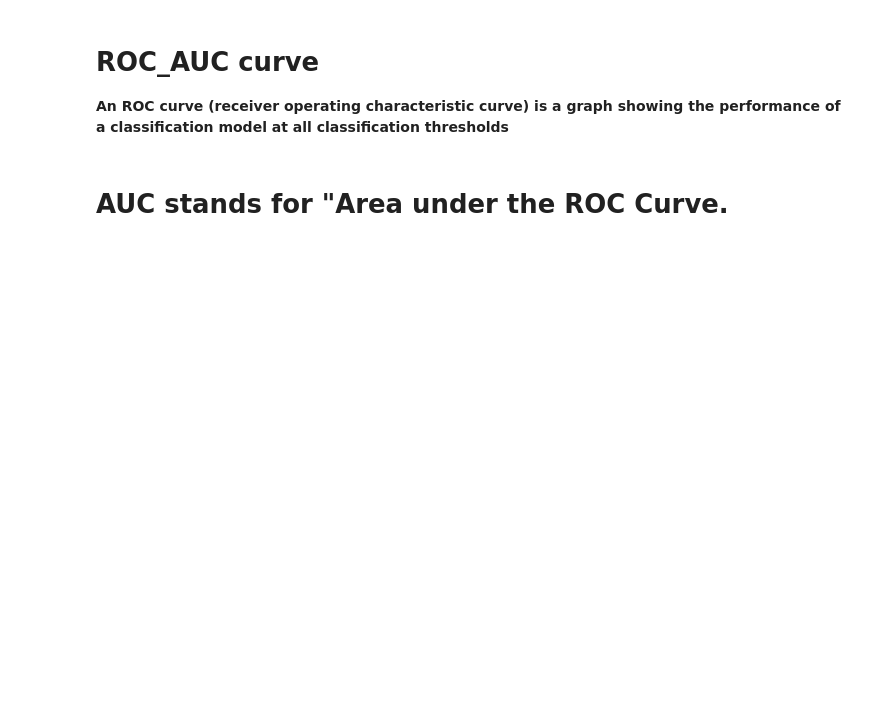
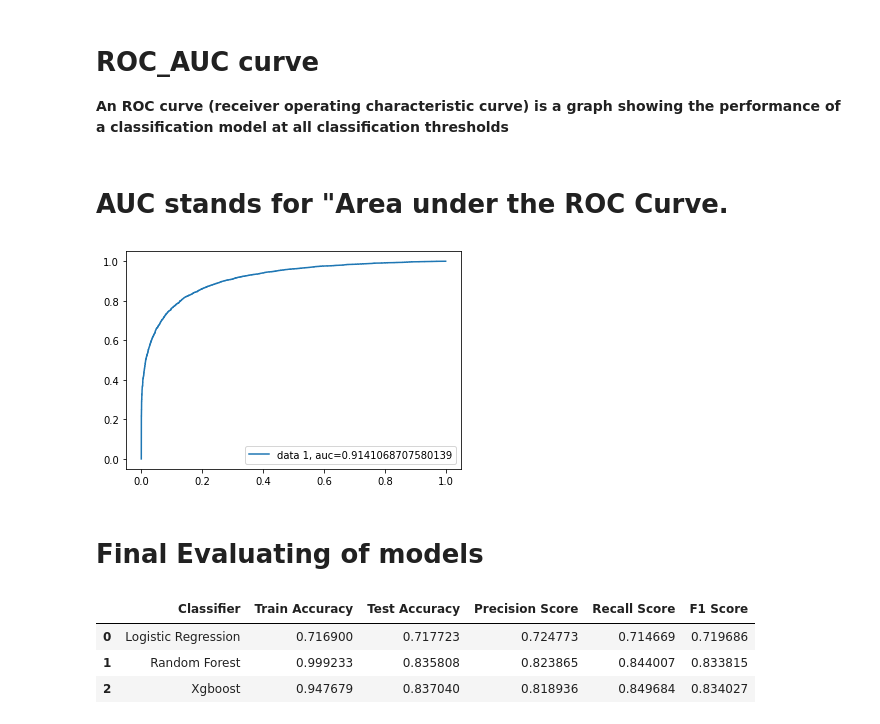
Before and after one commit to AtulChouhan0/Credit-Card-Default-Prediction, a Jupyter notebook: Credit_Card_Default_Prediction_Capstone_Project.ipynb, the cells around one changed output. Saved outputs shown, nothing was run; the diff lists cells and outputs as text; code cells hidden in the pictures; blank space fills up the shorter version.

```diff
--- a/Credit_Card_Default_Prediction_Capstone_Project.ipynb
+++ b/Credit_Card_Default_Prediction_Capstone_Project.ipynb
@@ -871,5 +871,5 @@ param_test1 = {
 gsearch1 = GridSearchCV(estimator = XGBClassifier( learning_rate =0.1, n_estimators=140, max_depth=5,
  min_child_weight=1, gamma=0, subsample=0.8, colsample_bytree=0.8,
  objective= 'binary:logistic', nthread=4, scale_pos_weight=1, seed=27),
- param_grid = param_test1, scoring='accuracy',n_jobs=-1,iid=False, cv=3, verbose = 2)
+ param_grid = param_test1, scoring='accuracy',n_jobs=-1, cv=3, verbose = 2)
 gsearch1.fit(X_train, y_train)
@@ -926,3 +966,16 @@ plt.show()
 **An ROC curve (receiver operating characteristic curve) is a graph showing the performance of a classification model at all classification thresholds**
 # %% [markdown]
 # **AUC stands for "Area under the ROC Curve.**
+# %%
+y_preds_proba_xgb = optimal_xgb.predict_proba(X_test)[::,1]
+# %%
+y_pred_proba = y_preds_proba_xgb
+fpr, tpr, _ = metrics.roc_curve(y_test,  y_pred_proba)
+auc = metrics.roc_auc_score(y_test, y_pred_proba)
+plt.plot(fpr,tpr,label="data 1, auc="+str(auc))
+plt.legend(loc=4)
+plt.show()
+# %% [output]
+[figure, added]
+# %% [markdown]
+# **Final Evaluating of models**
@@ -928,0 +990,7 @@ plt.show()
+# %%
+pd.DataFrame({'Classifier':classifiers, 'Train Accuracy': train_accuracy, 'Test Accuracy': test_accuracy, 'Precision Score': precision_score, 'Recall Score': recall_score, 'F1 Score': f1_score })
+# %% [output]
+|  | Classifier | Train Accuracy | Test Accuracy | Precision Score | Recall Score | F1 Score |
+| 0 | Logistic Regression | 0.716900 | 0.717723 | 0.724773 | 0.714669 | 0.719686 |
+| 1 | Random Forest | 0.999233 | 0.835808 | 0.823865 | 0.844007 | 0.833815 |
+| 2 | Xgboost | 0.947679 | 0.837040 | 0.818936 | 0.849684 | 0.834027 |
```
Also changed, not shown: parts of 15 cells of this notebook.
